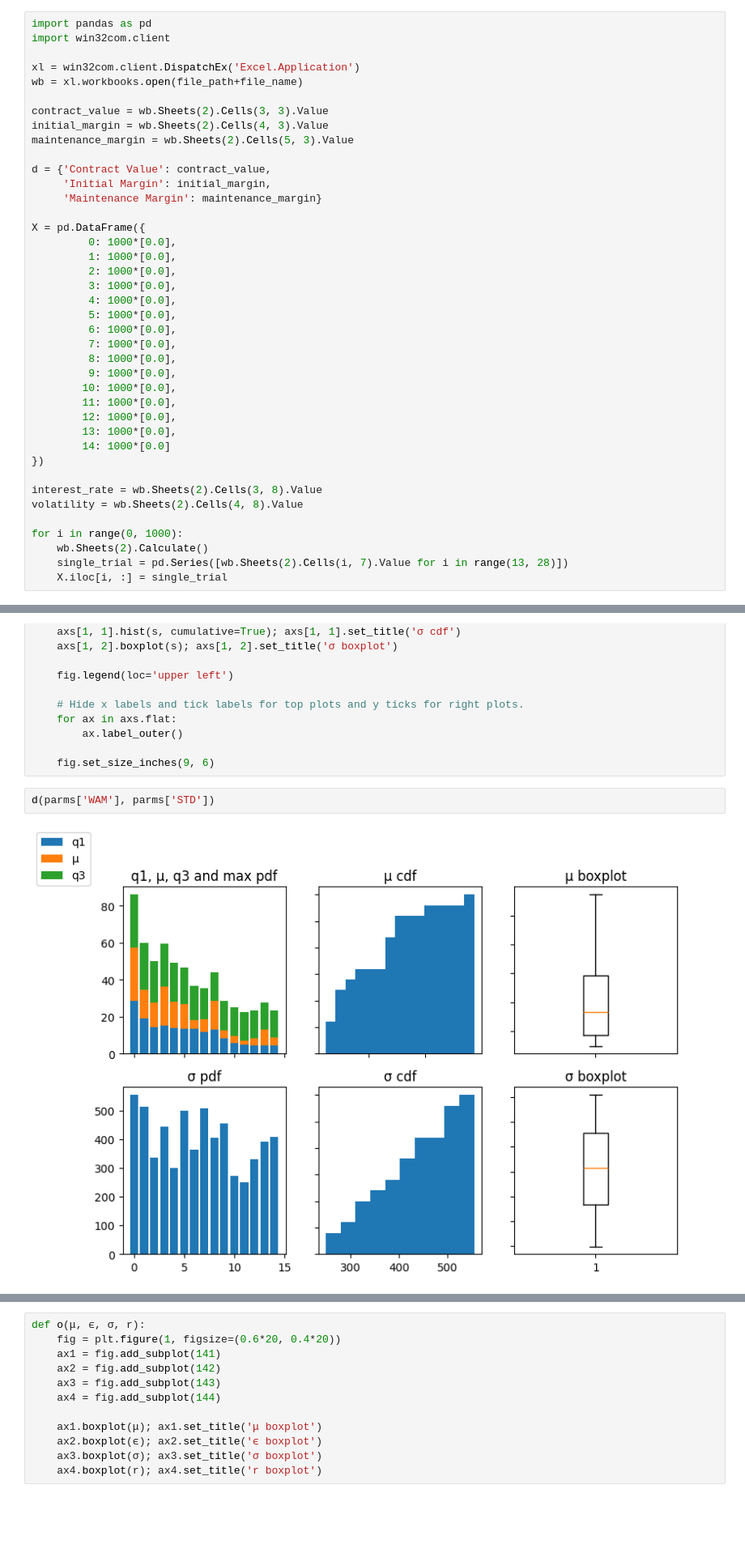
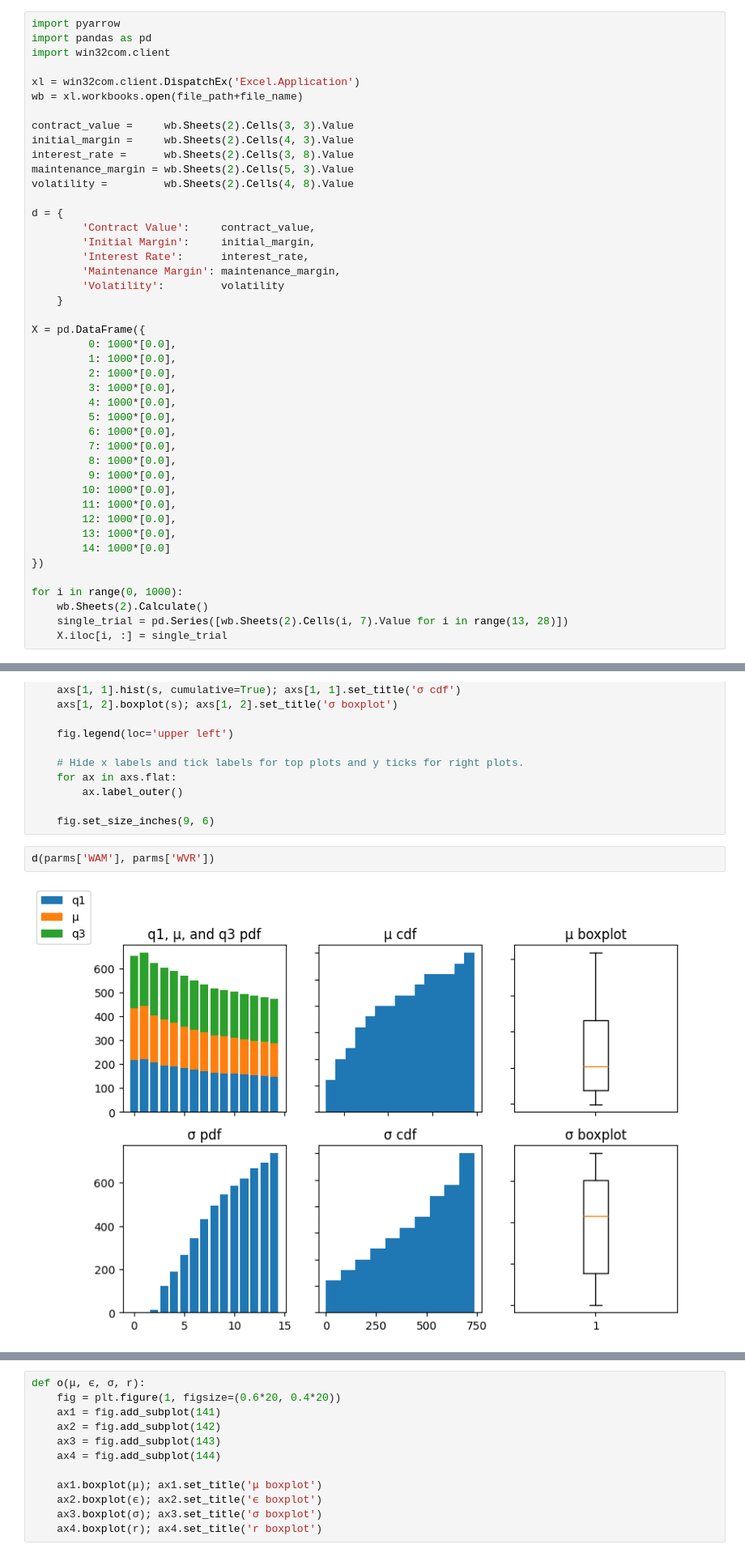
Before and after one commit to salma-rodriguez/Futures-Experiment, a Jupyter notebook: cornfutures_swaptures.ipynb, the cells around one changed output, grey strips where cells are left out. Shown at 81% size. Drawn from its saved outputs; the diff is of its cells as text; blank space fills up the shorter version.

```diff
--- a/cornfutures_swaptures.ipynb
+++ b/cornfutures_swaptures.ipynb
@@ -56,17 +39,24 @@ I begin by loading the Excel workbook into Python, where the `contract_value`, `
 # %%
+import pyarrow
 import pandas as pd
 import win32com.client
 
 xl = win32com.client.DispatchEx('Excel.Application')
 wb = xl.workbooks.open(file_path+file_name)
 
-contract_value = wb.Sheets(2).Cells(3, 3).Value
-initial_margin = wb.Sheets(2).Cells(4, 3).Value
+contract_value =     wb.Sheets(2).Cells(3, 3).Value
+initial_margin =     wb.Sheets(2).Cells(4, 3).Value
+interest_rate =      wb.Sheets(2).Cells(3, 8).Value
 maintenance_margin = wb.Sheets(2).Cells(5, 3).Value
+volatility =         wb.Sheets(2).Cells(4, 8).Value
 
-d = {'Contract Value': contract_value,
-     'Initial Margin': initial_margin,
-     'Maintenance Margin': maintenance_margin}
+d = {
+        'Contract Value':     contract_value,
+        'Initial Margin':     initial_margin,
+        'Interest Rate':      interest_rate,
+        'Maintenance Margin': maintenance_margin,
+        'Volatility':         volatility
+    }
 
 X = pd.DataFrame({
          0: 1000*[0.0],
@@ -86,9 +76,6 @@ X = pd.DataFrame({
         14: 1000*[0.0]
 })
 
-interest_rate = wb.Sheets(2).Cells(3, 8).Value
-volatility = wb.Sheets(2).Cells(4, 8).Value
-
 for i in range(0, 1000):
     wb.Sheets(2).Calculate()
     single_trial = pd.Series([wb.Sheets(2).Cells(i, 7).Value for i in range(13, 28)])
@@ -444,7 +494,7 @@ def d(x, s):
 
     fig.set_size_inches(9, 6)
 # %%
-d(parms['WAM'], parms['STD'])
+d(parms['WAM'], parms['WVR'])
 # %% [output]
-[figure, old version]
+[figure, new version]
 # %% [markdown]
```
Also changed, not shown: parts of 125 cells of this notebook.
